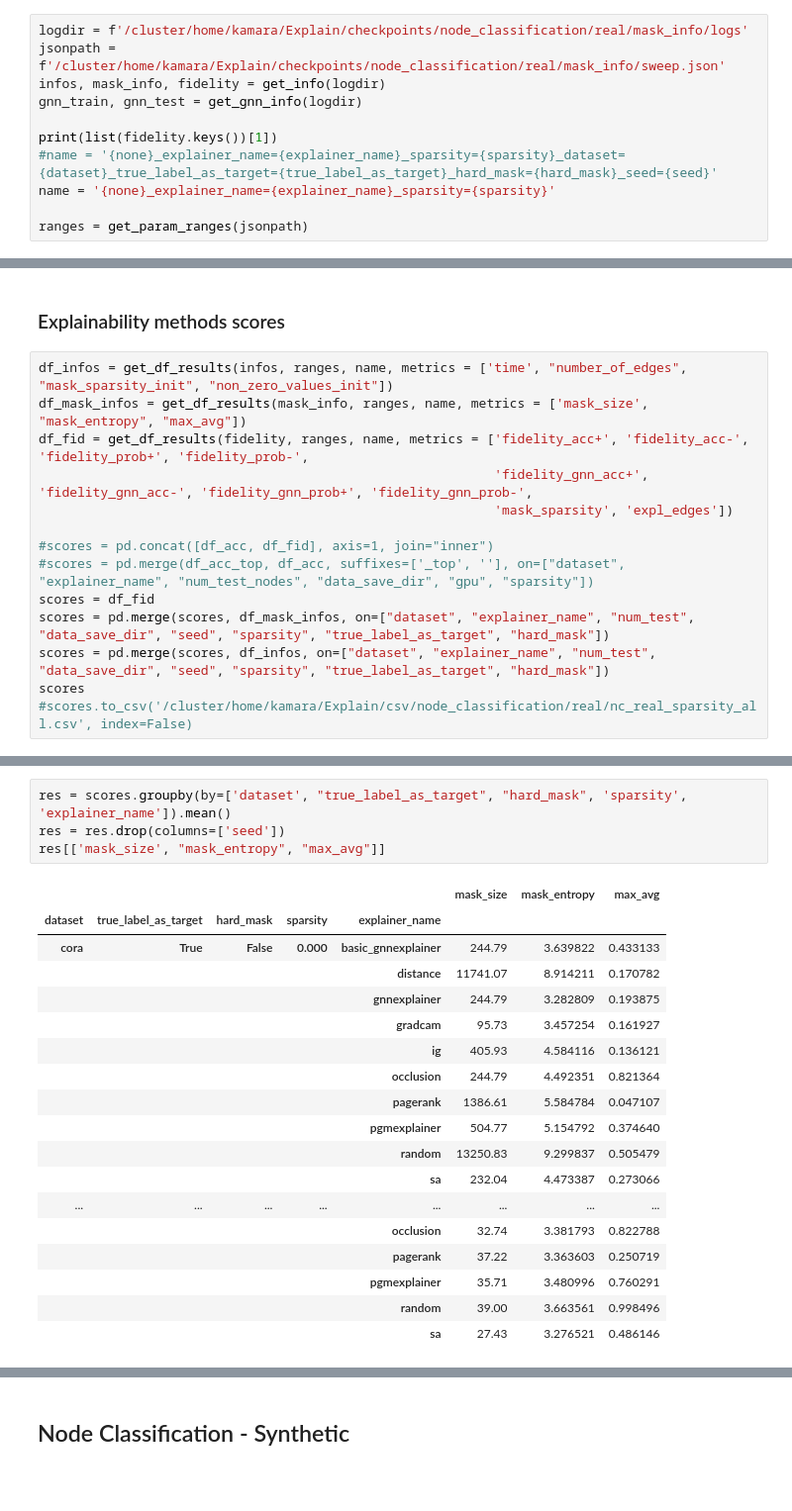
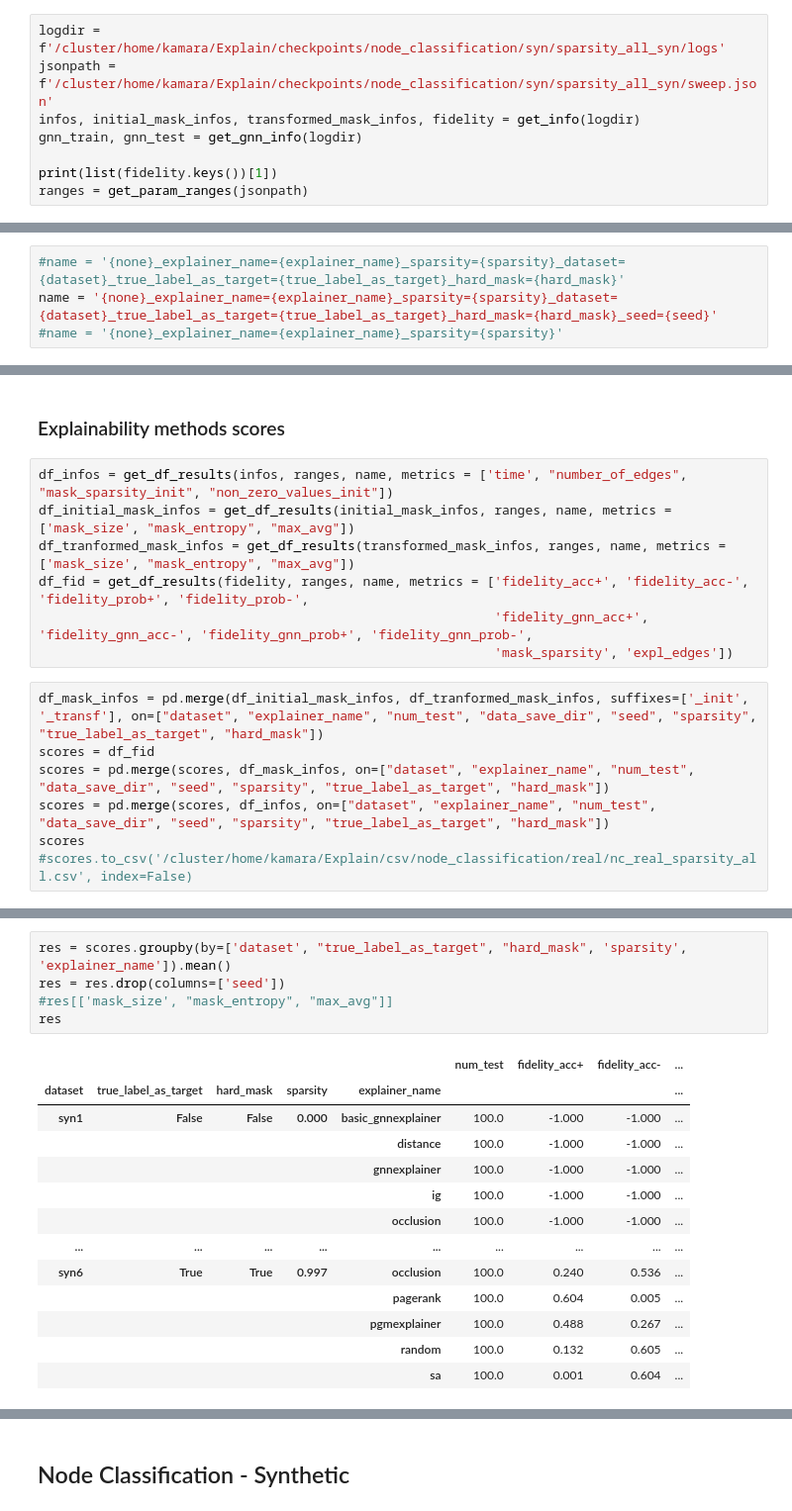
Before and after one commit to GraphFramEx/graphframex, a Jupyter notebook: notebooks/Results_Experiments.ipynb, the cells around one changed output, grey strips where cells are left out. Shown at 99% size. Drawn from its saved outputs; the diff is of its cells as text; blank space fills up the shorter version.

```diff
--- a/notebooks/Results_Experiments.ipynb
+++ b/notebooks/Results_Experiments.ipynb
@@ -122,14 +123,11 @@ def get_df_results(logs, ranges, name, metrics, selection = 'last'):
 # %% [markdown]
 ### Sparsity
 # %%
-logdir = f'/cluster/home/kamara/Explain/checkpoints/node_classification/real/mask_info/logs'
-jsonpath = f'/cluster/home/kamara/Explain/checkpoints/node_classification/real/mask_info/sweep.json'
-infos, mask_info, fidelity = get_info(logdir)
+logdir = f'/cluster/home/kamara/Explain/checkpoints/node_classification/syn/sparsity_all_syn/logs'
+jsonpath = f'/cluster/home/kamara/Explain/checkpoints/node_classification/syn/sparsity_all_syn/sweep.json'
+infos, initial_mask_infos, transformed_mask_infos, fidelity = get_info(logdir)
 gnn_train, gnn_test = get_gnn_info(logdir)
 
 print(list(fidelity.keys())[1])
-#name = '{none}_explainer_name={explainer_name}_sparsity={sparsity}_dataset={dataset}_true_label_as_target={true_label_as_target}_hard_mask={hard_mask}_seed={seed}'
-name = '{none}_explainer_name={explainer_name}_sparsity={sparsity}'
-
 ranges = get_param_ranges(jsonpath)
 # %% [output]
@@ -137,3 +135,7 @@ _explainer_name=pgmexplainer_sparsity=0
+# %%
+#name = '{none}_explainer_name={explainer_name}_sparsity={sparsity}_dataset={dataset}_true_label_as_target={true_label_as_target}_hard_mask={hard_mask}'
+name = '{none}_explainer_name={explainer_name}_sparsity={sparsity}_dataset={dataset}_true_label_as_target={true_label_as_target}_hard_mask={hard_mask}_seed={seed}'
+#name = '{none}_explainer_name={explainer_name}_sparsity={sparsity}'
 # %% [markdown]
 ### GNN scores
 # %%
@@ -157,14 +160,14 @@ gnn_scores.to_csv('/cluster/home/kamara/Explain/csv/node_classification/real/nc_
 # %% [markdown]
 ### Explainability methods scores
+# %%
+df_infos = get_df_results(infos, ranges, name, metrics = ['time', "number_of_edges", "mask_sparsity_init", "non_zero_values_init"])
+df_initial_mask_infos = get_df_results(initial_mask_infos, ranges, name, metrics = ['mask_size', "mask_entropy", "max_avg"])
+df_tranformed_mask_infos = get_df_results(transformed_mask_infos, ranges, name, metrics = ['mask_size', "mask_entropy", "max_avg"])
+df_fid = get_df_results(fidelity, ranges, name, metrics = ['fidelity_acc+', 'fidelity_acc-', 'fidelity_prob+', 'fidelity_prob-',
+                                                           'fidelity_gnn_acc+', 'fidelity_gnn_acc-', 'fidelity_gnn_prob+', 'fidelity_gnn_prob-',
+                                                           'mask_sparsity', 'expl_edges'])
 # %%
-df_infos = get_df_results(infos, ranges, name, metrics = ['time', "number_of_edges", "mask_sparsity_init", "non_zero_values_init"])
-df_mask_infos = get_df_results(mask_info, ranges, name, metrics = ['mask_size', "mask_entropy", "max_avg"])
-df_fid = get_df_results(fidelity, ranges, name, metrics = ['fidelity_acc+', 'fidelity_acc-', 'fidelity_prob+', 'fidelity_prob-',
-                                                           'fidelity_gnn_acc+', 'fidelity_gnn_acc-', 'fidelity_gnn_prob+', 'fidelity_gnn_prob-',
-                                                           'mask_sparsity', 'expl_edges'])
-
-#scores = pd.concat([df_acc, df_fid], axis=1, join="inner")
-#scores = pd.merge(df_acc_top, df_acc, suffixes=['_top', ''], on=["dataset", "explainer_name", "num_test_nodes", "data_save_dir", "gpu", "sparsity"])
+df_mask_infos = pd.merge(df_initial_mask_infos, df_tranformed_mask_infos, suffixes=['_init', '_transf'], on=["dataset", "explainer_name", "num_test", "data_save_dir", "seed", "sparsity", "true_label_as_target", "hard_mask"])
 scores = df_fid
 scores = pd.merge(scores, df_mask_infos, on=["dataset", "explainer_name", "num_test", "data_save_dir", "seed", "sparsity", "true_label_as_target", "hard_mask"])
 scores = pd.merge(scores, df_infos, on=["dataset", "explainer_name", "num_test", "data_save_dir", "seed", "sparsity", "true_label_as_target", "hard_mask"])
@@ -192,23 +190,19 @@ scores
 # %%
 res = scores.groupby(by=['dataset', "true_label_as_target", "hard_mask", 'sparsity', 'explainer_name']).mean()
 res = res.drop(columns=['seed'])
-res[['mask_size', "mask_entropy", "max_avg"]]
+#res[['mask_size', "mask_entropy", "max_avg"]]
+res
 # %% [output]
-|  |  |  |  |  | mask_size | mask_entropy | max_avg |
-| dataset | true_label_as_target | hard_mask | sparsity | explainer_name |  |  |  |
-| cora | True | False | 0.000 | basic_gnnexplainer | 244.79 | 3.639822 | 0.433133 |
-|  |  |  |  | distance | 11741.07 | 8.914211 | 0.170782 |
-|  |  |  |  | gnnexplainer | 244.79 | 3.282809 | 0.193875 |
-|  |  |  |  | gradcam | 95.73 | 3.457254 | 0.161927 |
-|  |  |  |  | ig | 405.93 | 4.584116 | 0.136121 |
-|  |  |  |  | occlusion | 244.79 | 4.492351 | 0.821364 |
-|  |  |  |  | pagerank | 1386.61 | 5.584784 | 0.047107 |
-|  |  |  |  | pgmexplainer | 504.77 | 5.154792 | 0.374640 |
-|  |  |  |  | random | 13250.83 | 9.299837 | 0.505479 |
-|  |  |  |  | sa | 232.04 | 4.473387 | 0.273066 |
-| ... | ... | ... | ... | ... | ... | ... | ... |
-|  |  |  |  | occlusion | 32.74 | 3.381793 | 0.822788 |
-|  |  |  |  | pagerank | 37.22 | 3.363603 | 0.250719 |
-|  |  |  |  | pgmexplainer | 35.71 | 3.480996 | 0.760291 |
-|  |  |  |  | random | 39.00 | 3.663561 | 0.998496 |
-|  |  |  |  | sa | 27.43 | 3.276521 | 0.486146 |
+|  |  |  |  |  | num_test | fidelity_acc+ | fidelity_acc- | ... |
+| dataset | true_label_as_target | hard_mask | sparsity | explainer_name |  |  |  | ... |
+| syn1 | False | False | 0.000 | basic_gnnexplainer | 100.0 | -1.000 | -1.000 | ... |
+|  |  |  |  | distance | 100.0 | -1.000 | -1.000 | ... |
+|  |  |  |  | gnnexplainer | 100.0 | -1.000 | -1.000 | ... |
+|  |  |  |  | ig | 100.0 | -1.000 | -1.000 | ... |
+|  |  |  |  | occlusion | 100.0 | -1.000 | -1.000 | ... |
+| ... | ... | ... | ... | ... | ... | ... | ... | ... |
+| syn6 | True | True | 0.997 | occlusion | 100.0 | 0.240 | 0.536 | ... |
+|  |  |  |  | pagerank | 100.0 | 0.604 | 0.005 | ... |
+|  |  |  |  | pgmexplainer | 100.0 | 0.488 | 0.267 | ... |
+|  |  |  |  | random | 100.0 | 0.132 | 0.605 | ... |
+|  |  |  |  | sa | 100.0 | 0.001 | 0.604 | ... |
```
Also changed, not shown: parts of 7 cells of this notebook, 15 other files.
